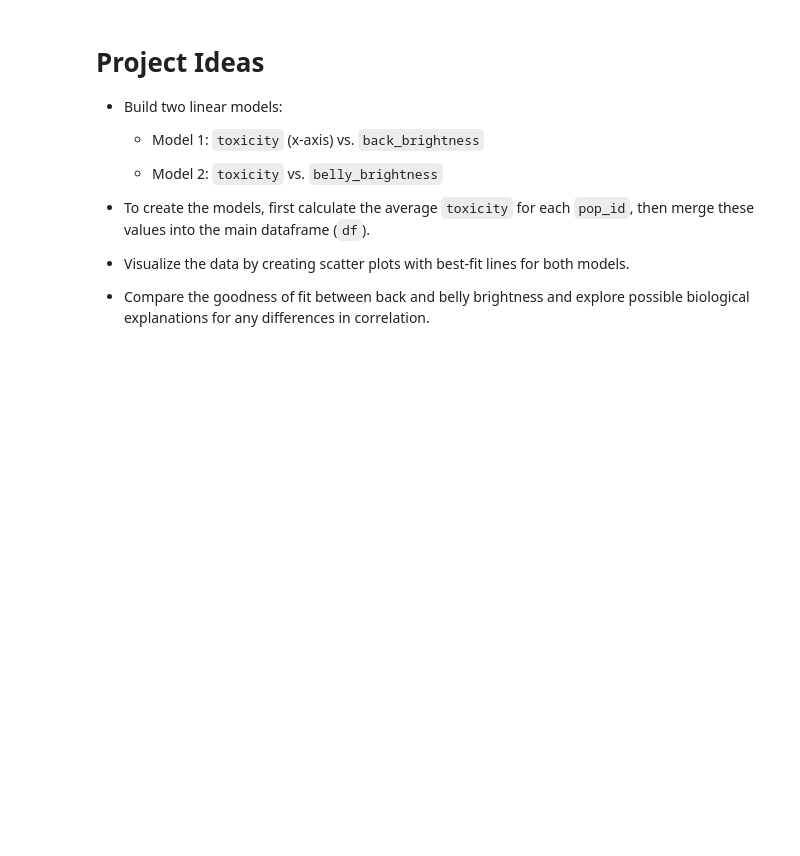
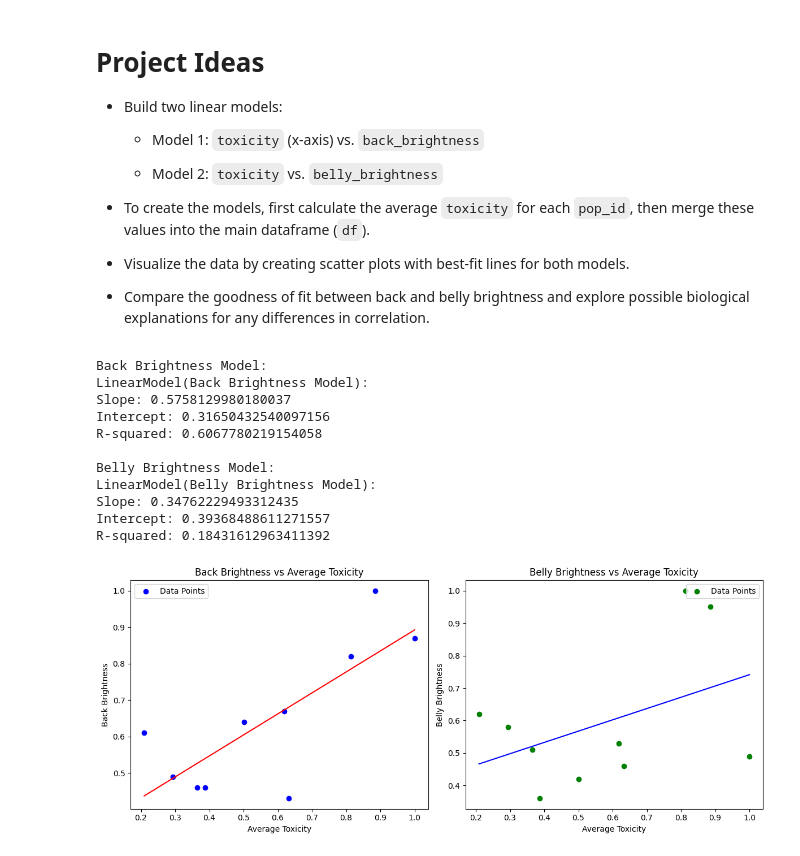
Before and after one commit to ojeduard/Data-Science-Essentials, a Jupyter notebook: Data_Modeling/Ended_Projects/poison-dart-frogs-project/poison-dart-frogs.ipynb, the cells around one changed output. Drawn from its saved outputs; the diff is of its cells as text; code cells hidden in the pictures; blank space fills up the shorter version.

Commit message:
Few changes modeling

```diff
--- a/Data_Modeling/Ended_Projects/poison-dart-frogs-project/poison-dart-frogs.ipynb
+++ b/Data_Modeling/Ended_Projects/poison-dart-frogs-project/poison-dart-frogs.ipynb
@@ -64,3 +80,55 @@ tox.head()
 # linear.predict(x)
 # linear.plot_model(x_min, x_max, color="black")
 # linear.print_model_info(self):
+avg_toxity = tox.groupby('pop_id', as_index=False)['toxicity'].mean()
+df = df.merge(avg_toxity, on='pop_id').rename(columns={'toxicity': 'avg_toxicity'})
+# %%
+# Crear y entrenar modelos
+back_brightness_model = LinearModel("Back Brightness Model")
+back_brightness_model.fit(df['avg_toxicity'], df['back_brightness'])
+
+belly_brightness_model = LinearModel("Belly Brightness Model")
+belly_brightness_model.fit(df['avg_toxicity'], df['belly_brightness'])
+
+# Imprimir resultados
+print("Back Brightness Model:")
+back_brightness_model.print_model_info()
+print("\nBelly Brightness Model:")
+belly_brightness_model.print_model_info()
+#R-squared values are the goodness of fit indicators. The closer to 1, the better the fit.
+
+# Graficar
+fig, ax = plt.subplots(1, 2, figsize=(12, 5))
+# Esto define una figura con 1 fila y 2 columnas de subplots para que se vea    Grafico 1 | Grafico 2
+
+plt.sca(ax[0])  # Activamos el primer subplot sca = set current axis
+ax[0].scatter(df['avg_toxicity'], df['back_brightness'], color='blue', label='Data Points')
+back_brightness_model.plot_model(df['avg_toxicity'].min(), df['avg_toxicity'].max(), color='red')
+ax[0].set_title('Back Brightness vs Average Toxicity')
+ax[0].set_xlabel('Average Toxicity')
+ax[0].set_ylabel('Back Brightness')
+ax[0].legend()
+
+plt.sca(ax[1])  # Activamos el segundo subplot
+ax[1].scatter(df['avg_toxicity'], df['belly_brightness'], color='green', label='Data Points')
+belly_brightness_model.plot_model(df['avg_toxicity'].min(), df['avg_toxicity'].max(), color='blue')
+ax[1].set_title('Belly Brightness vs Average Toxicity')
+ax[1].set_xlabel('Average Toxicity')
+ax[1].set_ylabel('Belly Brightness')
+ax[1].legend()
+
+plt.tight_layout()
+plt.show()
+# %% [output]
+Back Brightness Model:
+LinearModel(Back Brightness Model):
+Slope: 0.5758129980180037
+Intercept: 0.31650432540097156
+R-squared: 0.6067780219154058
+
+Belly Brightness Model:
+LinearModel(Belly Brightness Model):
+Slope: 0.34762229493312435
+Intercept: 0.39368488611271557
+R-squared: 0.18431612963411392
+[figure, added]
```
Also changed, not shown: parts of 2 cells of this notebook.
